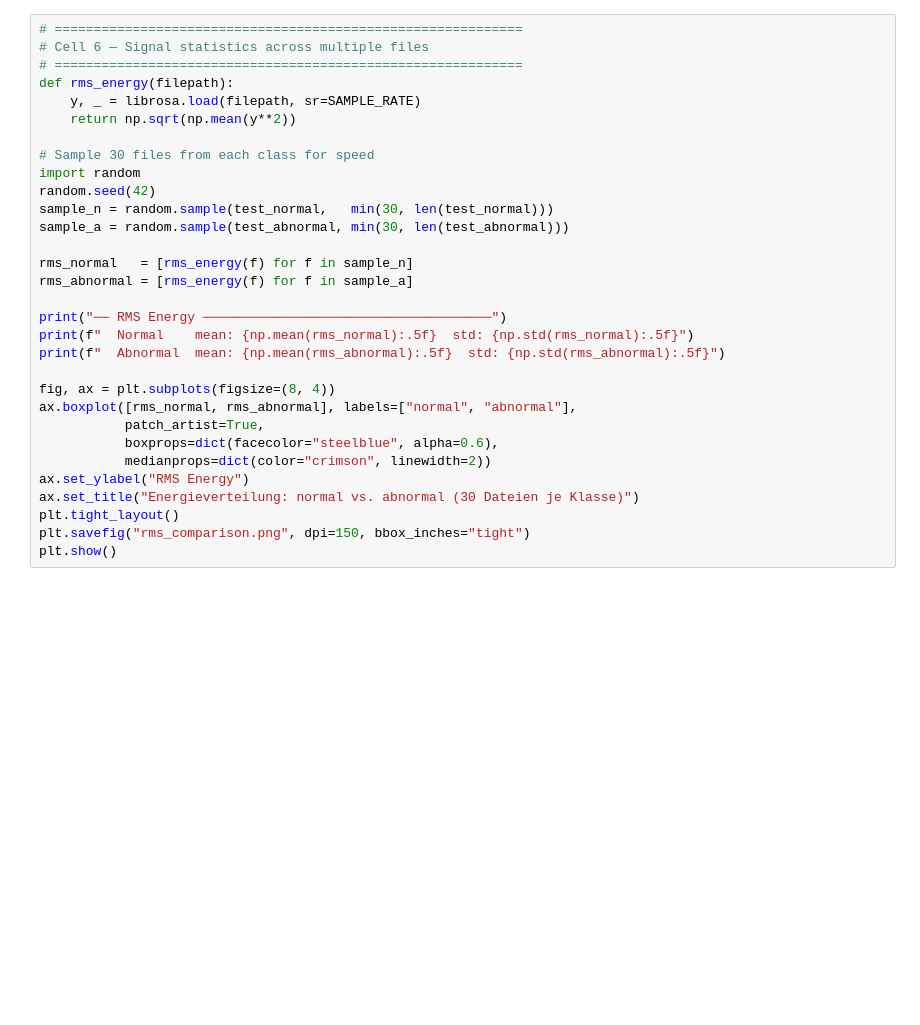
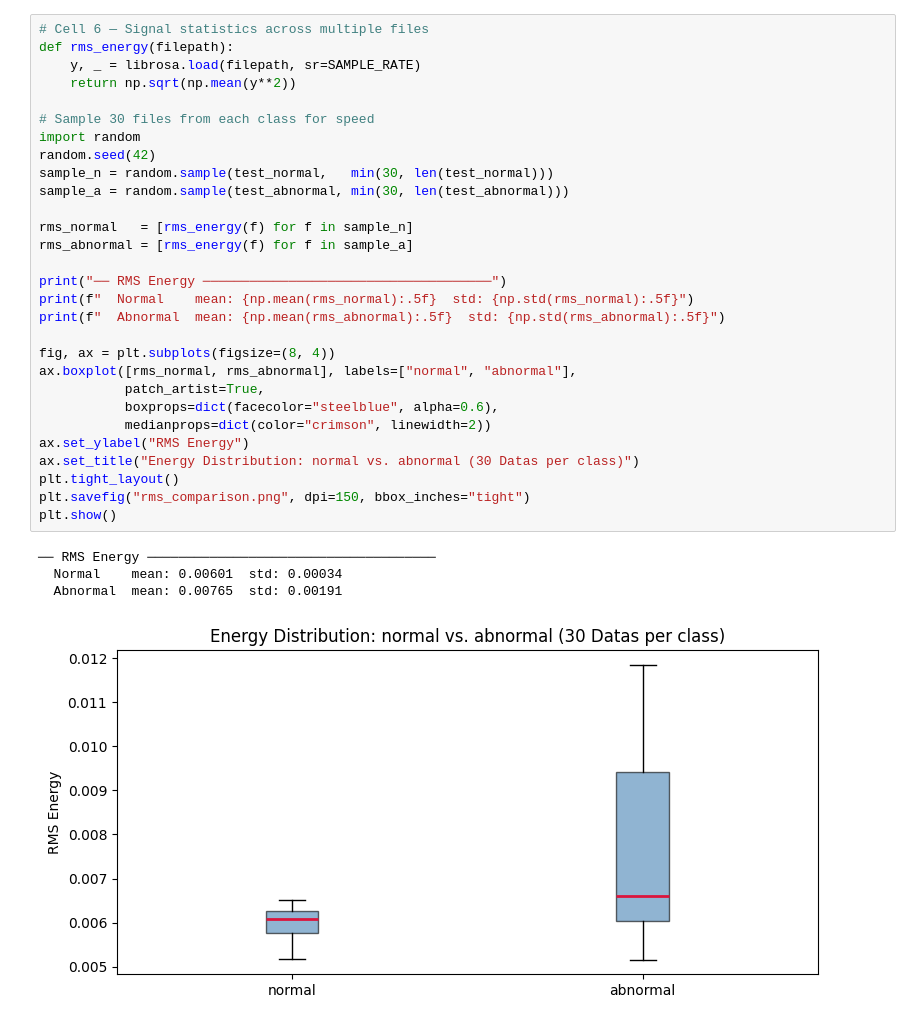
Before and after one commit to GaTe92/AcousticAnomalyDetector, a Jupyter notebook: notebooks/01_dataset_exploration.ipynb, the cells around one changed output. Cells and saved outputs as stored; diff of their text form; blank space fills up the shorter version.

```diff
--- a/notebooks/01_dataset_exploration.ipynb
+++ b/notebooks/01_dataset_exploration.ipynb
@@ -129,34 +108,37 @@ plt.show()
 # %%
-# ============================================================
 # Cell 6 — Signal statistics across multiple files
-# ============================================================
 def rms_energy(filepath):
     y, _ = librosa.load(filepath, sr=SAMPLE_RATE)
     return np.sqrt(np.mean(y**2))
 
 # Sample 30 files from each class for speed
 import random
 random.seed(42)
 sample_n = random.sample(test_normal,   min(30, len(test_normal)))
 sample_a = random.sample(test_abnormal, min(30, len(test_abnormal)))
 
 rms_normal   = [rms_energy(f) for f in sample_n]
 rms_abnormal = [rms_energy(f) for f in sample_a]
 
 print("── RMS Energy ─────────────────────────────────────")
 print(f"  Normal    mean: {np.mean(rms_normal):.5f}  std: {np.std(rms_normal):.5f}")
 print(f"  Abnormal  mean: {np.mean(rms_abnormal):.5f}  std: {np.std(rms_abnormal):.5f}")
 
 fig, ax = plt.subplots(figsize=(8, 4))
 ax.boxplot([rms_normal, rms_abnormal], labels=["normal", "abnormal"],
            patch_artist=True,
            boxprops=dict(facecolor="steelblue", alpha=0.6),
            medianprops=dict(color="crimson", linewidth=2))
 ax.set_ylabel("RMS Energy")
-ax.set_title("Energieverteilung: normal vs. abnormal (30 Dateien je Klasse)")
+ax.set_title("Energy Distribution: normal vs. abnormal (30 Datas per class)")
 plt.tight_layout()
 plt.savefig("rms_comparison.png", dpi=150, bbox_inches="tight")
 plt.show()
+# %% [output]
+── RMS Energy ─────────────────────────────────────
+  Normal    mean: 0.00601  std: 0.00034
+  Abnormal  mean: 0.00765  std: 0.00191
+[figure, added]
 # %%
 # --- 7. Basic statistics ---
 print("\n Signal statistics")
```
Also changed, not shown: parts of 8 cells of this notebook, 1 other file.
